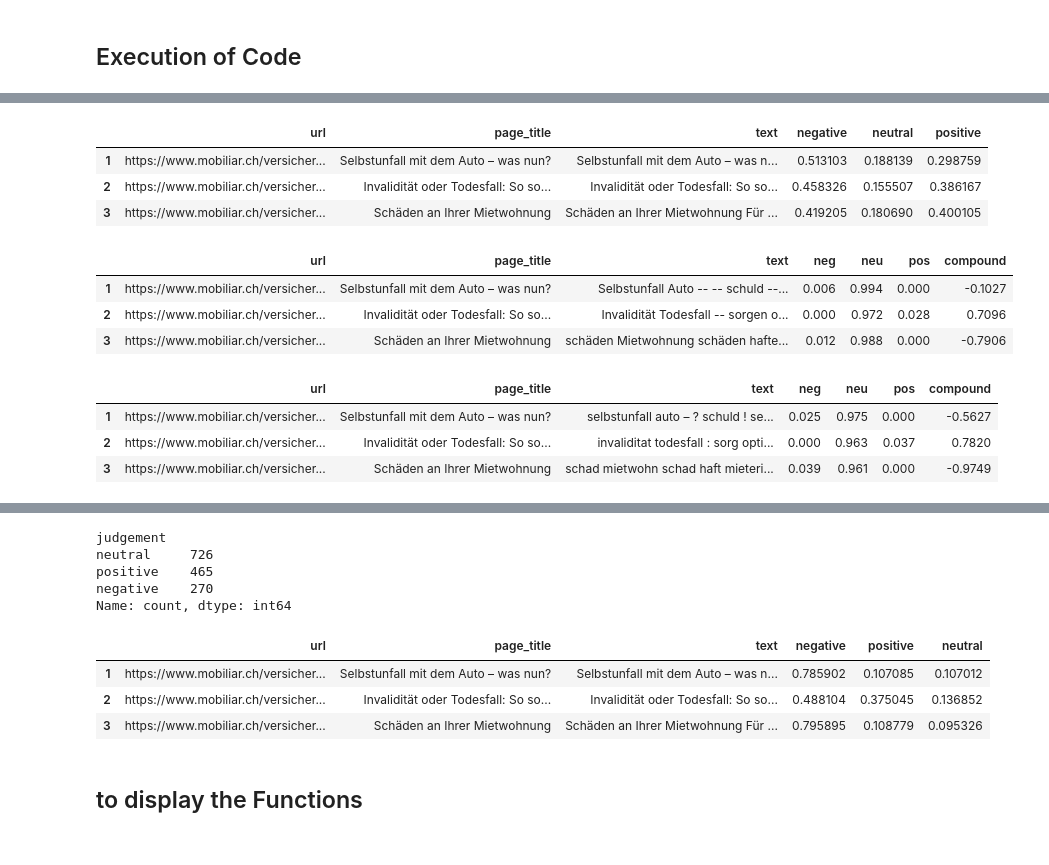
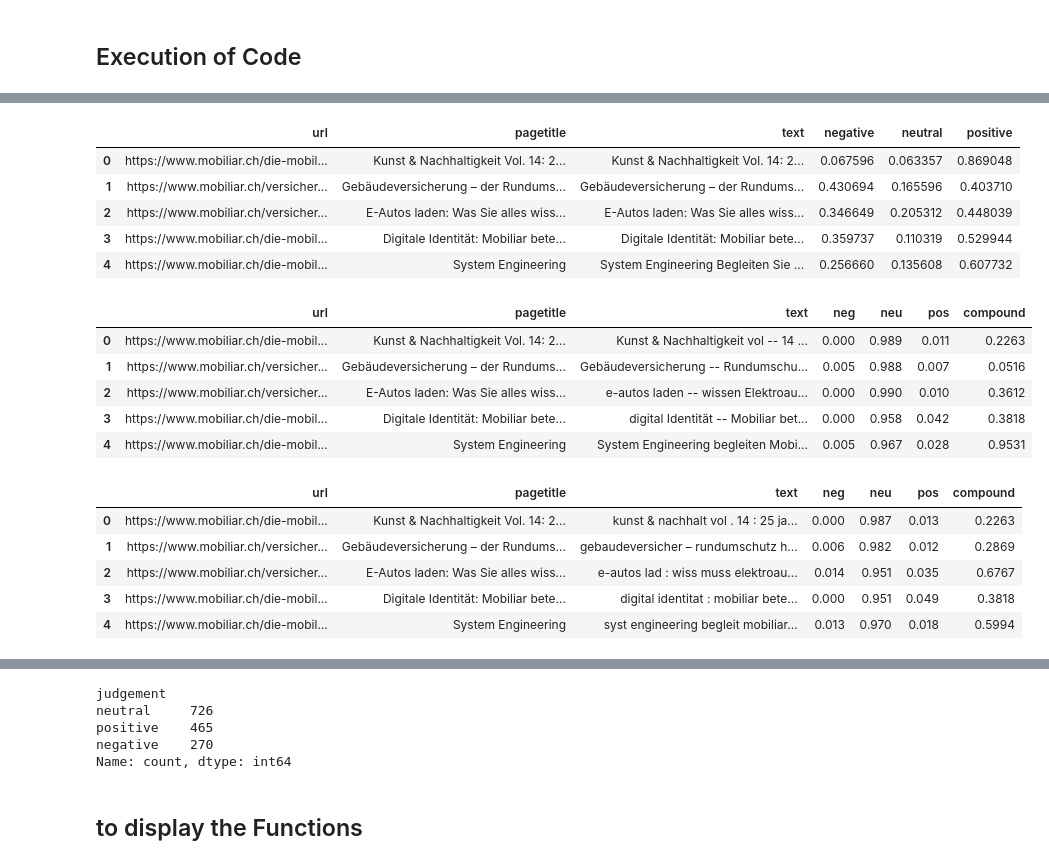
Before and after one commit to rmnrth4/wbth-project, a Jupyter notebook: sentiment-analyser/sentiment_analysis.ipynb, the cells around one changed output, grey strips where cells are left out. Cells and saved outputs as stored; diff of their text form; code cells hidden in the pictures.

Commit message:
after running the whole analysis

```diff
--- a/sentiment-analyser/sentiment_analysis.ipynb
+++ b/sentiment-analyser/sentiment_analysis.ipynb
@@ -4,15 +4,16 @@
 import pandas as pd
 import nltk
 import json
+# from nltk.sentiment.vader import SentimentIntensityAnalyzer
+# analyzer = SentimentIntensityAnalyzer()
+# from nltk.tokenize import word_tokenize
+# from nltk.corpus import stopwords
+# from nltk.stem import SnowballStemmer
 
 # download nltk corpus (first time only)
 # nltk.download("all")
-from nltk.sentiment.vader import SentimentIntensityAnalyzer
-analyzer = SentimentIntensityAnalyzer()
-from nltk.tokenize import word_tokenize
-from nltk.corpus import stopwords
+
 # from nltk.stem import WordNetLemmatizer
-from nltk.stem import SnowballStemmer
 # Installiere das SnowballStemmer für die deutsche Sprache
 # nltk.download('stopwords')
 # nltk.download('punkt')
@@ -21,17 +22,16 @@ from nltk.stem import SnowballStemmer
 ## Helper functions
 ### NLTK Application
 # %%
-# the columns are beeing merged togheter here
 def merge_columns_in_dataframe(df):
     columns_to_merge = [
-        "page_title",
-        "sub_title",
+        "pagetitle",
+        "subtitle",
         "introduction",
-        "summary_box",
+        "summarybox",
         "content",
         "accordion",
     ]
-    new_df = df.loc[:, ["url", "page_title"]].copy()
+    new_df = df.loc[:, ["url", "pagetitle"]].copy()
     new_df["text"] = df.apply(
         lambda row: " ".join([str(row[col]) for col in columns_to_merge]), axis=1
     )
@@ -78,7 +78,7 @@ def add_sentiment_cols(dataframe, analysis_method, text_col="text"):
 # %%
 def get_analysis_data(json_file, analysis_method):
     pandas_df = pd.read_json(json_file)
-    filtered_df = pandas_df.loc[(pandas_df.loc[:, ~pandas_df.columns.isin(['url', 'page_title'])] != "").any(axis=1)] # excludes all columns from the analysis that have "" in the columns except "page_title"
+    filtered_df = pandas_df.loc[(pandas_df.loc[:, ~pandas_df.columns.isin(['url', 'pagetitle'])] != "").any(axis=1)] # excludes all columns from the analysis that have "" in the columns except "pagetitle"
     data = merge_columns_in_dataframe(filtered_df)
     if analysis_method == "nltk":
         data["text"] = data["text"].apply(nltk_text_preprocessing)
@@ -147,24 +177,30 @@ def save_as_json(pandas_dataframe, file_name):
 # %%
-get_analysis_data("hans.json", "distilbert")
+get_analysis_data("example.json", "distilbert")
 # %% [output]
-|  | url | page_title | text | negative | neutral | positive |
-| 1 | https://www.mobiliar.ch/versicher... | Selbstunfall mit dem Auto – was nun? | Selbstunfall mit dem Auto – was n... | 0.513103 | 0.188139 | 0.298759 |
-| 2 | https://www.mobiliar.ch/versicher... | Invalidität oder Todesfall: So so... | Invalidität oder Todesfall: So so... | 0.458326 | 0.155507 | 0.386167 |
-| 3 | https://www.mobiliar.ch/versicher... | Schäden an Ihrer Mietwohnung | Schäden an Ihrer Mietwohnung Für ... | 0.419205 | 0.180690 | 0.400105 |
+|  | url | pagetitle | text | negative | neutral | positive |
+| 0 | https://www.mobiliar.ch/die-mobil... | Kunst & Nachhaltigkeit Vol. 14: 2... | Kunst & Nachhaltigkeit Vol. 14: 2... | 0.067596 | 0.063357 | 0.869048 |
+| 1 | https://www.mobiliar.ch/versicher... | Gebäudeversicherung – der Rundums... | Gebäudeversicherung – der Rundums... | 0.430694 | 0.165596 | 0.403710 |
+| 2 | https://www.mobiliar.ch/versicher... | E-Autos laden: Was Sie alles wiss... | E-Autos laden: Was Sie alles wiss... | 0.346649 | 0.205312 | 0.448039 |
+| 3 | https://www.mobiliar.ch/die-mobil... | Digitale Identität: Mobiliar bete... | Digitale Identität: Mobiliar bete... | 0.359737 | 0.110319 | 0.529944 |
+| 4 | https://www.mobiliar.ch/die-mobil... | System Engineering | System Engineering Begleiten Sie ... | 0.256660 | 0.135608 | 0.607732 |
 # %%
-get_analysis_data("hans.json", "spacy")
+get_analysis_data("example.json", "spacy")
 # %% [output]
-|  | url | page_title | text | neg | neu | pos | compound |
-| 1 | https://www.mobiliar.ch/versicher... | Selbstunfall mit dem Auto – was nun? | Selbstunfall Auto -- -- schuld --... | 0.006 | 0.994 | 0.000 | -0.1027 |
-| 2 | https://www.mobiliar.ch/versicher... | Invalidität oder Todesfall: So so... | Invalidität Todesfall -- sorgen o... | 0.000 | 0.972 | 0.028 | 0.7096 |
-| 3 | https://www.mobiliar.ch/versicher... | Schäden an Ihrer Mietwohnung | schäden Mietwohnung schäden hafte... | 0.012 | 0.988 | 0.000 | -0.7906 |
+|  | url | pagetitle | text | neg | neu | pos | compound |
+| 0 | https://www.mobiliar.ch/die-mobil... | Kunst & Nachhaltigkeit Vol. 14: 2... | Kunst & Nachhaltigkeit vol -- 14 ... | 0.000 | 0.989 | 0.011 | 0.2263 |
+| 1 | https://www.mobiliar.ch/versicher... | Gebäudeversicherung – der Rundums... | Gebäudeversicherung -- Rundumschu... | 0.005 | 0.988 | 0.007 | 0.0516 |
+| 2 | https://www.mobiliar.ch/versicher... | E-Autos laden: Was Sie alles wiss... | e-autos laden -- wissen Elektroau... | 0.000 | 0.990 | 0.010 | 0.3612 |
+| 3 | https://www.mobiliar.ch/die-mobil... | Digitale Identität: Mobiliar bete... | digital Identität -- Mobiliar bet... | 0.000 | 0.958 | 0.042 | 0.3818 |
+| 4 | https://www.mobiliar.ch/die-mobil... | System Engineering | System Engineering begleiten Mobi... | 0.005 | 0.967 | 0.028 | 0.9531 |
 # %%
-get_analysis_data("hans.json", "nltk")
+get_analysis_data("example.json", "nltk")
 # %% [output]
-|  | url | page_title | text | neg | neu | pos | compound |
-| 1 | https://www.mobiliar.ch/versicher... | Selbstunfall mit dem Auto – was nun? | selbstunfall auto – ? schuld ! se... | 0.025 | 0.975 | 0.000 | -0.5627 |
-| 2 | https://www.mobiliar.ch/versicher... | Invalidität oder Todesfall: So so... | invaliditat todesfall : sorg opti... | 0.000 | 0.963 | 0.037 | 0.7820 |
-| 3 | https://www.mobiliar.ch/versicher... | Schäden an Ihrer Mietwohnung | schad mietwohn schad haft mieteri... | 0.039 | 0.961 | 0.000 | -0.9749 |
+|  | url | pagetitle | text | neg | neu | pos | compound |
+| 0 | https://www.mobiliar.ch/die-mobil... | Kunst & Nachhaltigkeit Vol. 14: 2... | kunst & nachhalt vol . 14 : 25 ja... | 0.000 | 0.987 | 0.013 | 0.2263 |
+| 1 | https://www.mobiliar.ch/versicher... | Gebäudeversicherung – der Rundums... | gebaudeversicher – rundumschutz h... | 0.006 | 0.982 | 0.012 | 0.2869 |
+| 2 | https://www.mobiliar.ch/versicher... | E-Autos laden: Was Sie alles wiss... | e-autos lad : wiss muss elektroau... | 0.014 | 0.951 | 0.035 | 0.6767 |
+| 3 | https://www.mobiliar.ch/die-mobil... | Digitale Identität: Mobiliar bete... | digital identitat : mobiliar bete... | 0.000 | 0.951 | 0.049 | 0.3818 |
+| 4 | https://www.mobiliar.ch/die-mobil... | System Engineering | syst engineering begleit mobiliar... | 0.013 | 0.970 | 0.018 | 0.5994 |
 # %%
 # df2 = get_analysis_data("../web-crawler/scrapy_mobiliar/mobiscraper/mobiscraper/spiders/scrape_archive/full_scrape_2.json")
 # save_as_json(df2, "full_scrape_2_analysis")
@@ -193,13 +229,6 @@ neutral     726
 positive    465
 negative    270
 Name: count, dtype: int64
-# %%
-get_analysis_data_distilbert("hans.json")
-# %% [output]
-|  | url | page_title | text | negative | positive | neutral |
-| 1 | https://www.mobiliar.ch/versicher... | Selbstunfall mit dem Auto – was nun? | Selbstunfall mit dem Auto – was n... | 0.785902 | 0.107085 | 0.107012 |
-| 2 | https://www.mobiliar.ch/versicher... | Invalidität oder Todesfall: So so... | Invalidität oder Todesfall: So so... | 0.488104 | 0.375045 | 0.136852 |
-| 3 | https://www.mobiliar.ch/versicher... | Schäden an Ihrer Mietwohnung | Schäden an Ihrer Mietwohnung Für ... | 0.795895 | 0.108779 | 0.095326 |
 # %% [markdown]
 ## to display the Functions
 # %%
```
Also changed, not shown: parts of 7 cells of this notebook, 2 other files.
